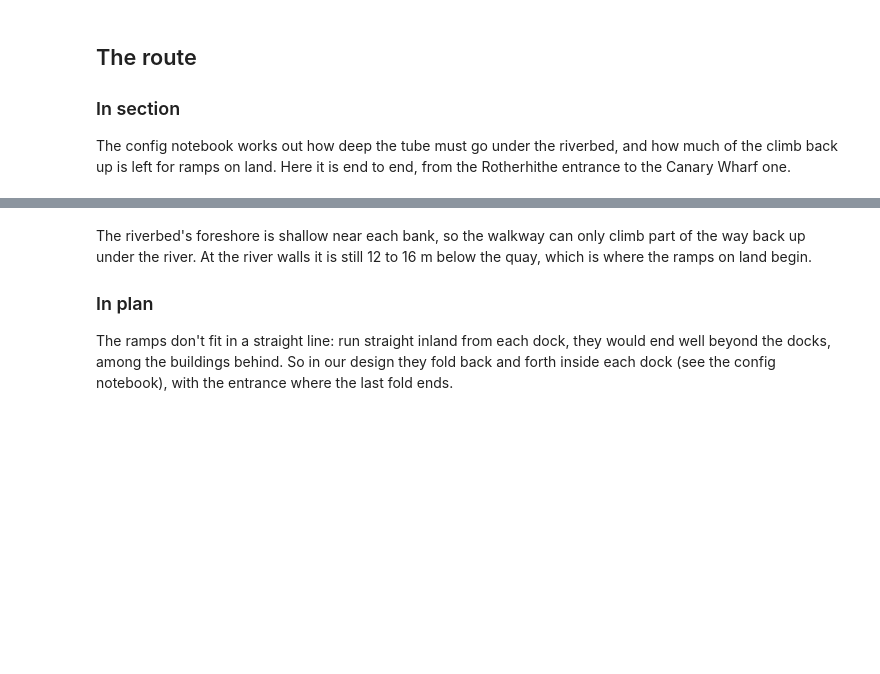
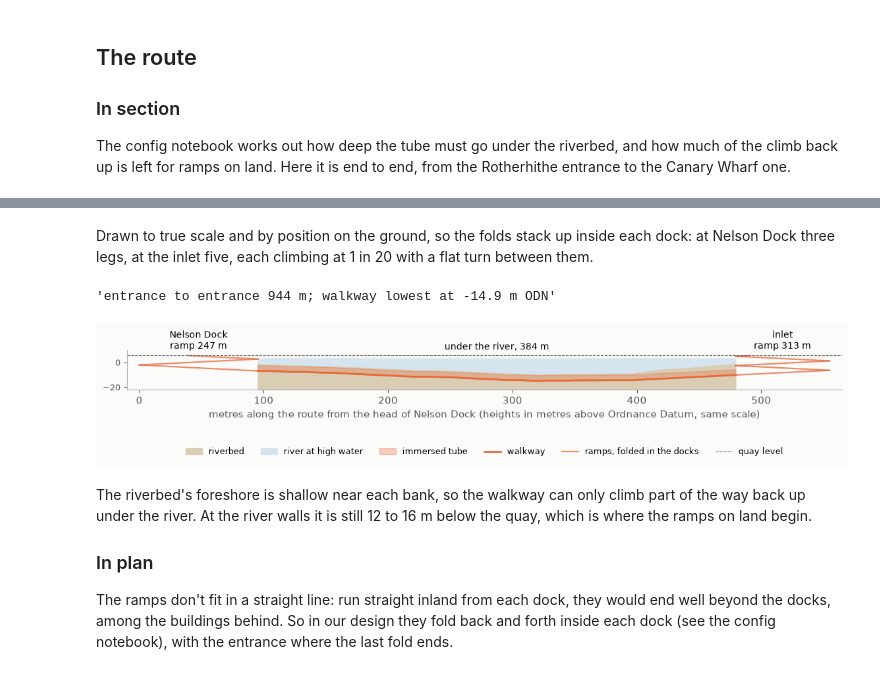
Before and after one commit to HenryDashwood/rotherhithe-to-canary-wharf-tunnel, a Jupyter notebook: nbs/02_route_and_ownership.ipynb, the cells around one changed output, grey strips where cells are left out. Saved outputs shown, nothing was run; the diff lists cells and outputs as text; code cells hidden in the pictures; blank space fills up the shorter version.

```diff
--- a/nbs/02_route_and_ownership.ipynb
+++ b/nbs/02_route_and_ownership.ipynb
@@ -381,3 +366,45 @@ f"entrance to entrance {d[-1] + north_ramp:.0f} m; walkway lowest at {w.min():.1
+# %% [markdown]
+Drawn to true scale and by position on the ground, so the folds stack up inside each dock: at Nelson Dock three legs,
+at the inlet five, each climbing at 1 in 20 with a flat turn between them.
+# %%
+south_fold, north_fold = ramps()
+dock_s = np.linalg.norm(np.subtract(SOUTH_HEAD, SOUTH_RIVER))
+dock_n = np.linalg.norm(np.subtract(NORTH_HEAD, NORTH_RIVER))
+x_river = dock_s + xs  # position along the route, from the head of Nelson Dock
+legs = [([dock_s - x for x in lx], ly) for lx, ly in folded_section(south_fold, SOUTH_RIVER, SOUTH_HEAD, w[0])]
+legs += [([x_river[-1] + x for x in lx], ly) for lx, ly in folded_section(north_fold, NORTH_RIVER, NORTH_HEAD, w[-1])]
+
+fig, ax = plt.subplots(figsize=(14, 3.0))
+ax.fill_between(x_river, bed, -30, color="#d9cdb4", label="riverbed")
+ax.fill_between(x_river, bed, MHW, color=COLOURS["water"], label="river at high water")
+ax.fill_between(x_river, w, w + HEADROOM_M + ROOF_M, color=COLOURS["tunnel"], alpha=0.3, label="immersed tube")
+ax.plot(x_river, w, color=COLOURS["tunnel"], lw=2, label="walkway")
+for k, (lx, ly) in enumerate(legs):
+    ax.plot(
+        lx, ly, color=COLOURS["tunnel"], lw=1.6, alpha=0.75, label="ramps, folded in the docks" if k == 0 else None
+    )
+for (x0_, y0_), (x1_, y1_) in zip([(lx[-1], ly[-1]) for lx, ly in legs[:-1]], [(lx[0], ly[0]) for lx, ly in legs[1:]]):
+    if abs(y1_ - y0_) < 0.01:  # a turn between legs of the same ramp
+        ax.plot([x0_, x1_], [y0_, y1_], color=COLOURS["tunnel"], lw=1.6, alpha=0.75)
+ax.axhline(QUAY_ODN, color="#555", lw=0.8, ls="--", label="quay level")
+for x, label in (
+    (dock_s / 2, f"Nelson Dock\nramp {south_ramp:.0f} m"),
+    (dock_s + river_crossing().length / 2, f"under the river, {river_crossing().length:.0f} m"),
+    (x_river[-1] + dock_n / 2, f"inlet\nramp {north_ramp:.0f} m"),
+):
+    ax.text(x, QUAY_ODN + 3, label, ha="center", va="bottom", fontsize=10)
+ax.set_aspect("equal")
+ax.set(xlim=(-10, x_river[-1] + dock_n + 10), ylim=(-22, 10), yticks=[-20, 0])
+ax.tick_params(axis="y", labelsize=9)
+ax.set_xlabel(
+    "metres along the route from the head of Nelson Dock (heights in metres above Ordnance Datum, same scale)"
+)
+ax.legend(loc="upper center", bbox_to_anchor=(0.5, -1.25), ncol=6, fontsize=9)
+fig.savefig(FIGURES / "tunnel_profile.png")
+f"entrance to entrance {south_ramp + river_crossing().length + north_ramp:.0f} m; walkway lowest at {w.min():.1f} m ODN"
+# %% [output]
+'entrance to entrance 944 m; walkway lowest at -14.9 m ODN'
+[figure, added]
 # %% [markdown]
 The riverbed's foreshore is shallow near each bank, so the walkway can only climb part of the way back up under the
 river. At the river walls it is still 12 to 16 m below the quay, which is where the ramps on land begin.
```
Also changed, not shown: parts of 5 cells of this notebook, 11 other files.
